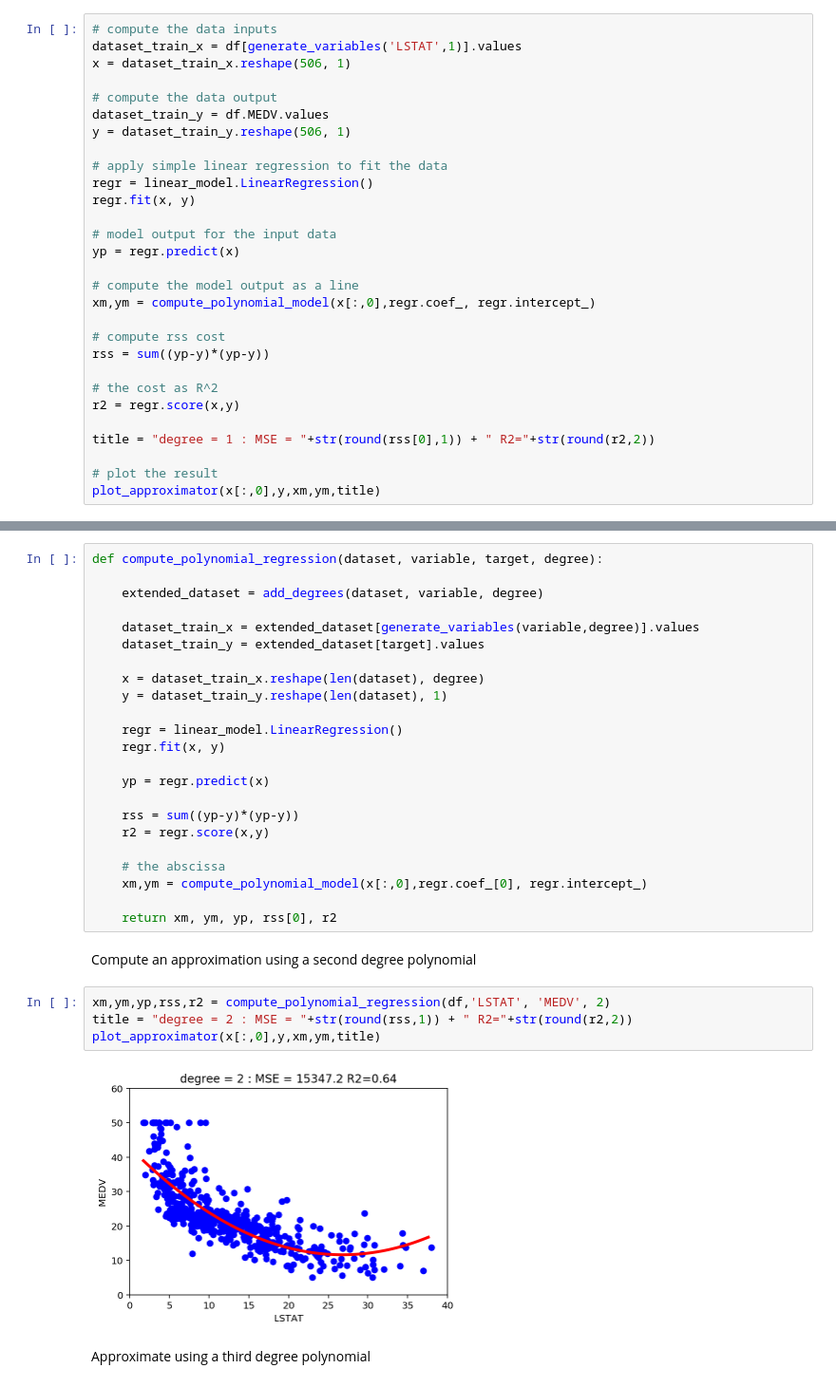
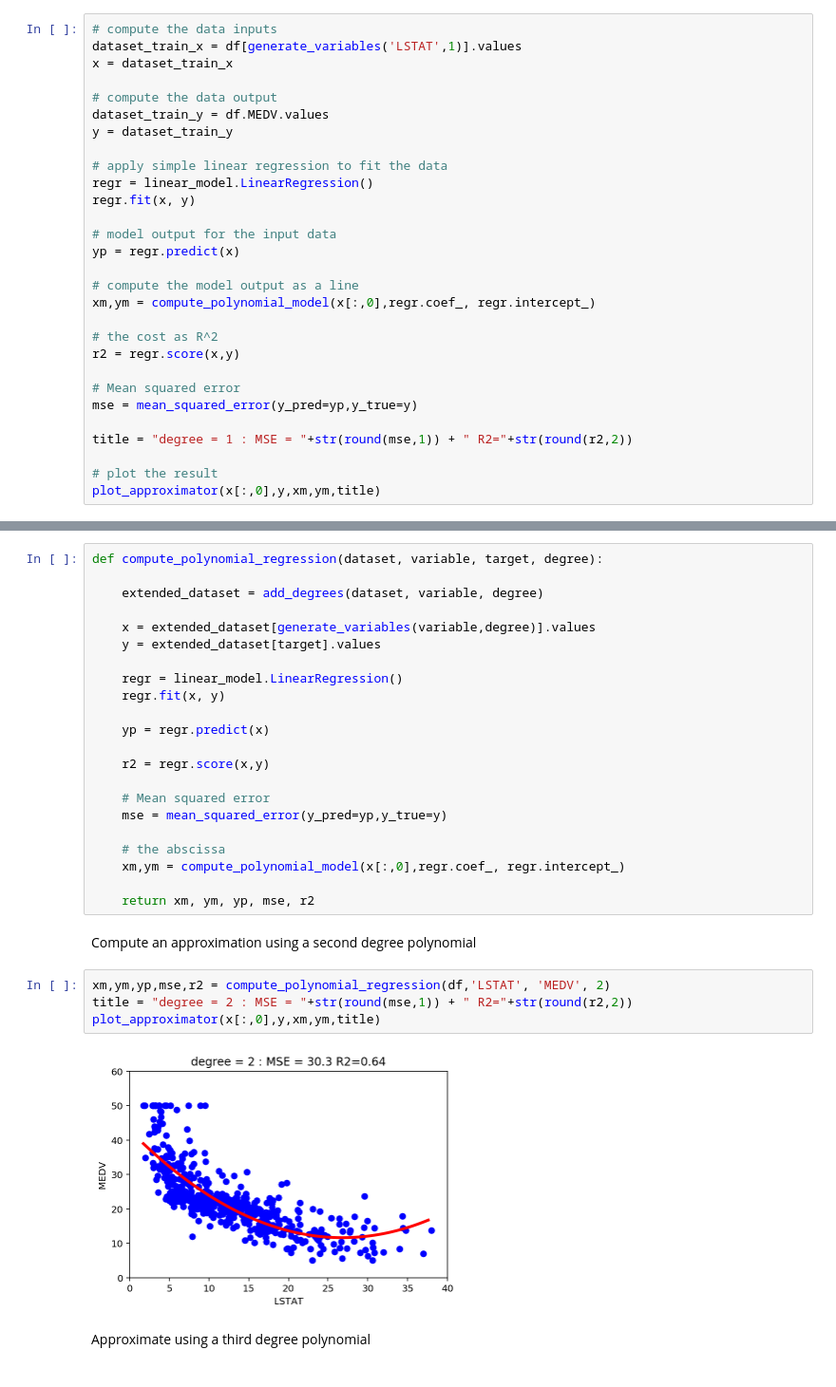
Before and after one commit to riccamastellone/data-science, a Jupyter notebook: Regression/MultipleLinearRegression/MultipleLinearRegression.ipynb, the cells around one changed output, grey strips where cells are left out. Shown: that part at 95% size. Cells and saved outputs as stored; diff of their text form.

Commit message:
Multiple regression, from rss to mse et al.

```diff
--- a/Regression/MultipleLinearRegression/MultipleLinearRegression.ipynb
+++ b/Regression/MultipleLinearRegression/MultipleLinearRegression.ipynb
@@ -94,11 +94,11 @@ It fits the data using the model $y = w_0 + w_1x$ using the variable LSTAT (perc
 # %%
 # compute the data inputs
 dataset_train_x = df[generate_variables('LSTAT',1)].values
-x = dataset_train_x.reshape(506, 1)
+x = dataset_train_x
 
 # compute the data output
 dataset_train_y = df.MEDV.values
-y = dataset_train_y.reshape(506, 1)
+y = dataset_train_y
 
 # apply simple linear regression to fit the data
 regr = linear_model.LinearRegression()
@@ -110,13 +110,13 @@ yp = regr.predict(x)
 # compute the model output as a line
 xm,ym = compute_polynomial_model(x[:,0],regr.coef_, regr.intercept_)
 
-# compute rss cost
-rss = sum((yp-y)*(yp-y))
-
 # the cost as R^2
 r2 = regr.score(x,y)
 
-title = "degree = 1 : MSE = "+str(round(rss[0],1)) + " R2="+str(round(r2,2))
+# Mean squared error
+mse = mean_squared_error(y_pred=yp,y_true=y)
+
+title = "degree = 1 : MSE = "+str(round(mse,1)) + " R2="+str(round(r2,2))
 
 # plot the result
 plot_approximator(x[:,0],y,xm,ym,title)
@@ -129,32 +129,31 @@ def compute_polynomial_regression(dataset, variable, target, degree):
 
     extended_dataset = add_degrees(dataset, variable, degree)
 
-    dataset_train_x = extended_dataset[generate_variables(variable,degree)].values
-    dataset_train_y = extended_dataset[target].values
-
-    x = dataset_train_x.reshape(len(dataset), degree)
-    y = dataset_train_y.reshape(len(dataset), 1)
+    x = extended_dataset[generate_variables(variable,degree)].values
+    y = extended_dataset[target].values
 
     regr = linear_model.LinearRegression()
     regr.fit(x, y)
 
     yp = regr.predict(x)
 
-    rss = sum((yp-y)*(yp-y))
     r2 = regr.score(x,y)
 
+    # Mean squared error
+    mse = mean_squared_error(y_pred=yp,y_true=y)
+
     # the abscissa
-    xm,ym = compute_polynomial_model(x[:,0],regr.coef_[0], regr.intercept_)
+    xm,ym = compute_polynomial_model(x[:,0],regr.coef_, regr.intercept_)
 
-    return xm, ym, yp, rss[0], r2
+    return xm, ym, yp, mse, r2
 # %% [markdown]
 Compute an approximation using a second degree polynomial
 # %%
-xm,ym,yp,rss,r2 = compute_polynomial_regression(df,'LSTAT', 'MEDV', 2)
-title = "degree = 2 : MSE = "+str(round(rss,1)) + " R2="+str(round(r2,2))
+xm,ym,yp,mse,r2 = compute_polynomial_regression(df,'LSTAT', 'MEDV', 2)
+title = "degree = 2 : MSE = "+str(round(mse,1)) + " R2="+str(round(r2,2))
 plot_approximator(x[:,0],y,xm,ym,title)
 # %% [output]
-[figure, old version]
+[figure, new version]
 # %% [markdown]
 Approximate using a third degree polynomial
 # %%
```
Also changed, not shown: parts of 11 cells of this notebook.
